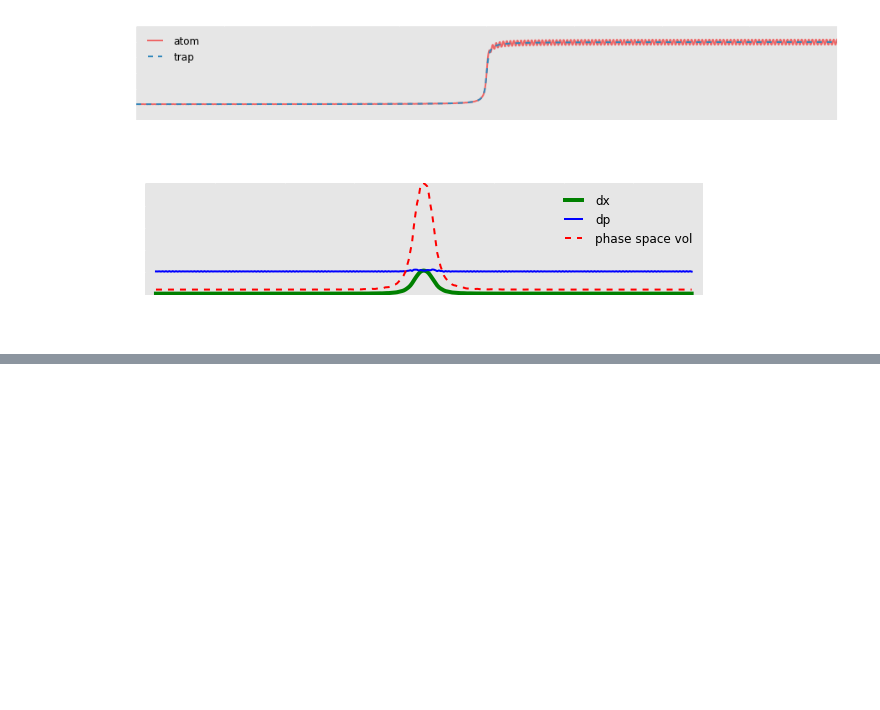
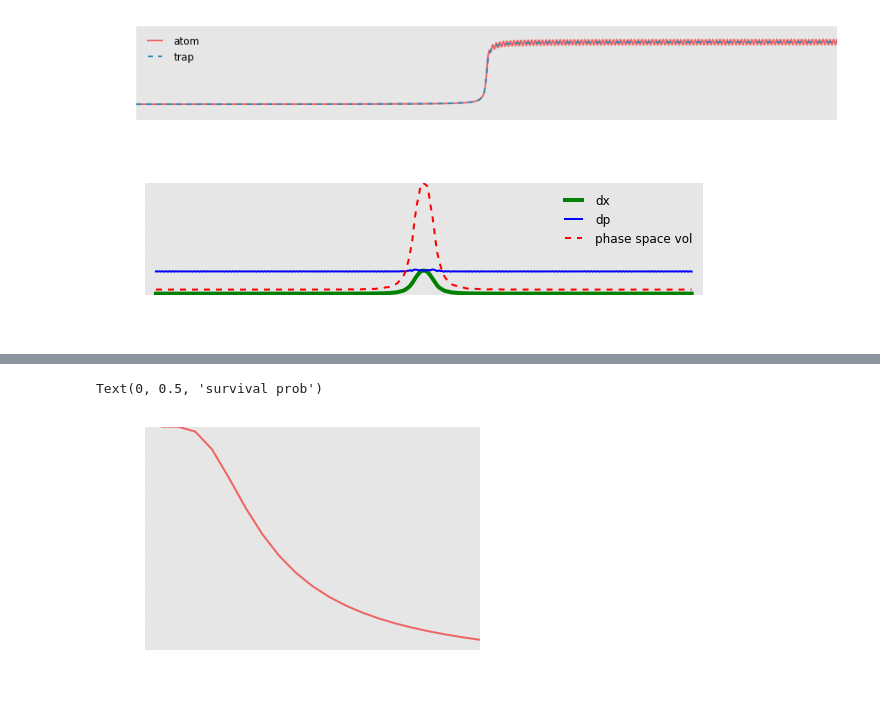
Before and after one commit to polnops/adiabatic_loading, a Jupyter notebook: tweezer_move.ipynb, the cells around one changed output, grey strips where cells are left out. Drawn from its saved outputs; the diff is of its cells as text; code cells hidden in the pictures; blank space fills up the shorter version.

```diff
--- a/tweezer_move.ipynb
+++ b/tweezer_move.ipynb
@@ -224,0 +283,7 @@ adia.adiabaticityMap()
+# %%
+plt.plot(kT,1-loss)
+plt.xlabel('kT/h*omega_i')
+plt.ylabel('survival prob')
+# %% [output]
+Text(0, 0.5, 'survival prob')
+[figure, added]
```
Also changed, not shown: parts of 4 cells of this notebook.
